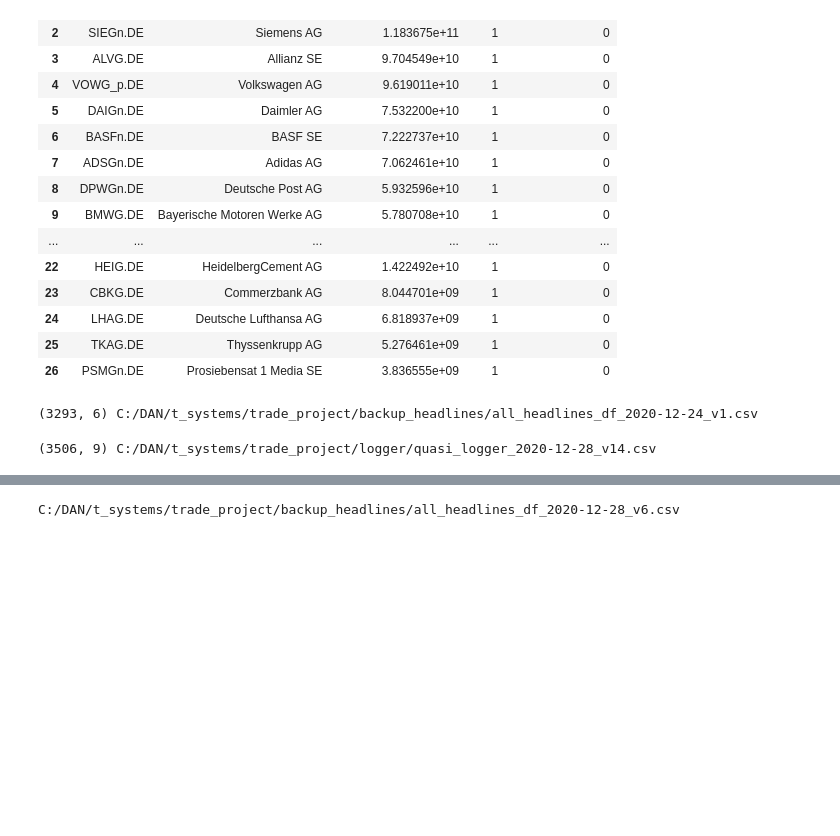
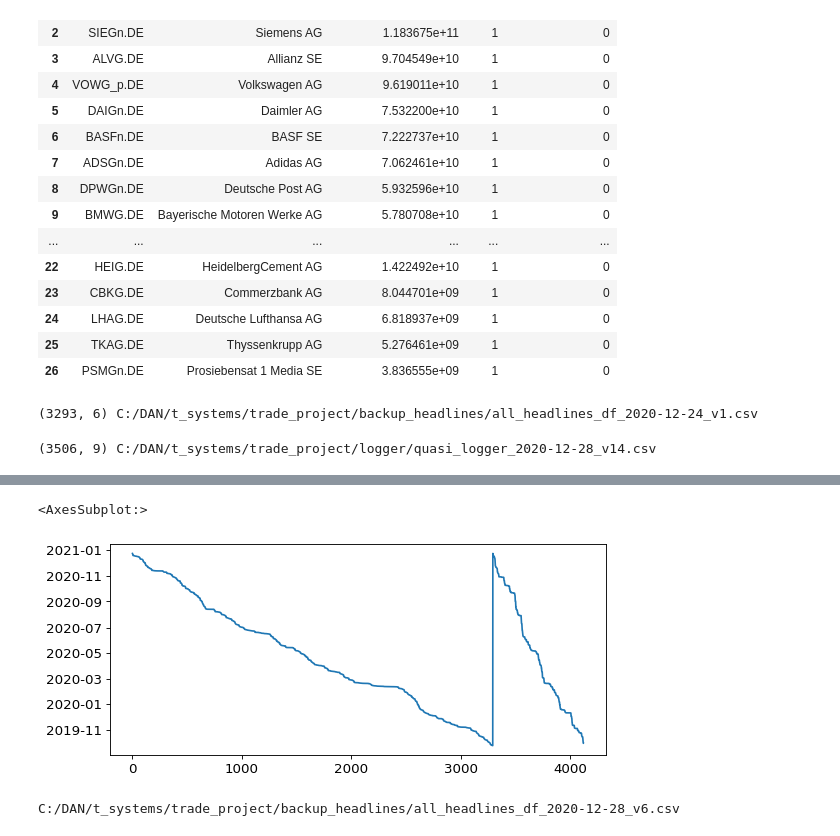
Before and after one commit to dany-kuznetsov/trade_get_news_true_way, a Jupyter notebook: trade_news_collector.ipynb, the cells around one changed output, grey strips where cells are left out. Saved outputs shown, nothing was run; the diff lists cells and outputs as text; code cells hidden in the pictures; blank space fills up the shorter version.

```diff
--- a/trade_news_collector.ipynb
+++ b/trade_news_collector.ipynb
@@ -316,3 +326,8 @@ all_headlines_df
+# %%
+all_headlines_df['versionCreated'].plot()
+# %% [output]
+<AxesSubplot:>
+[figure, added]
 # %%
 # Сохранить версию all_headlines_df
 file_version = 1
```
Also changed, not shown: parts of 2 cells of this notebook.
